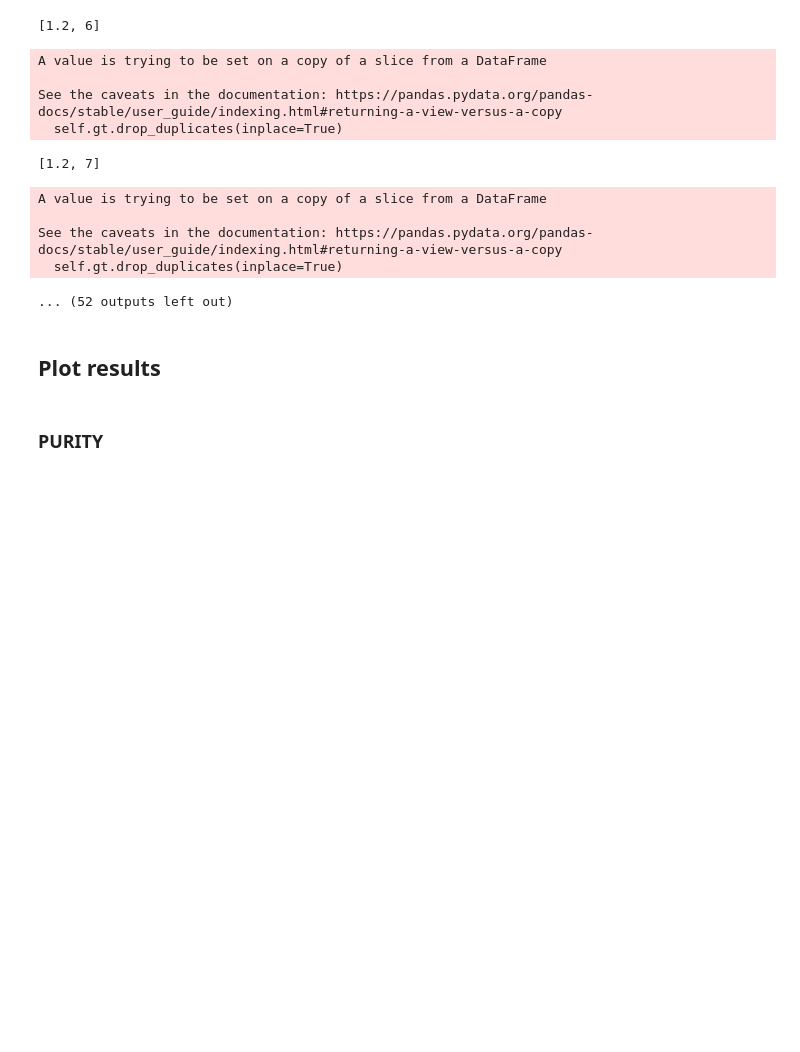
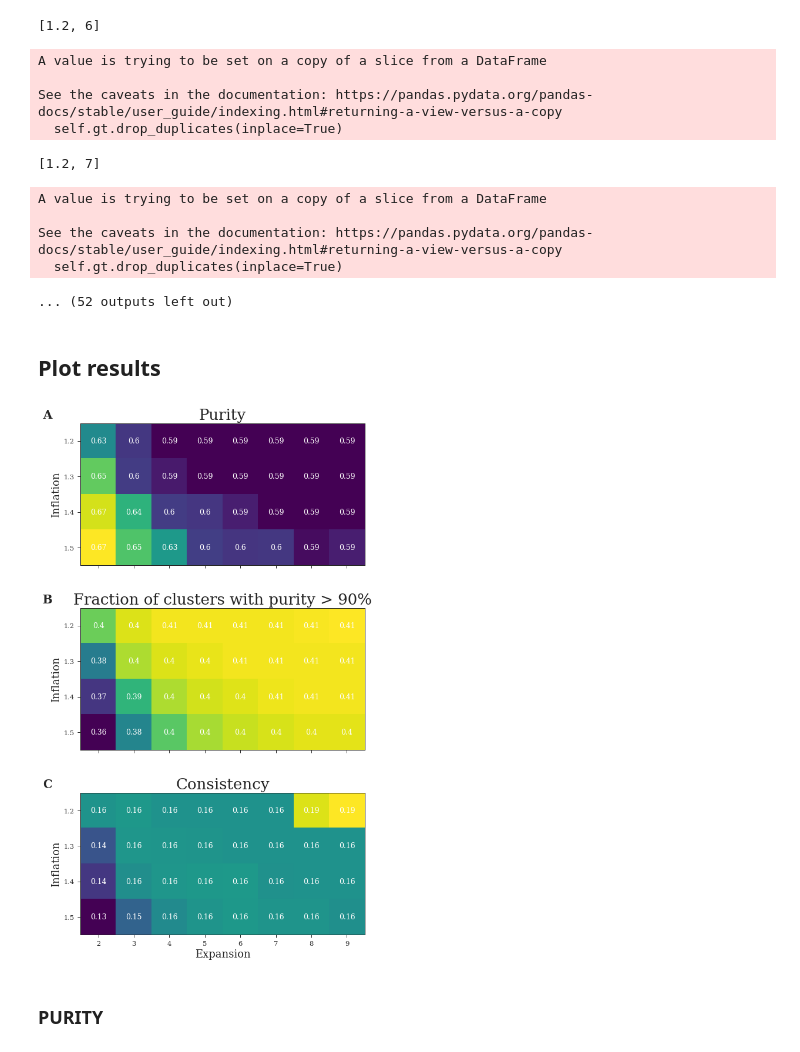
Before and after one commit to svalkiers/clusTCR, a Jupyter notebook: analysis/mcl_hyperparameters.ipynb, the cells around one changed output. Saved outputs shown, nothing was run; the diff lists cells and outputs as text; code cells hidden in the pictures; blank space fills up the shorter version.

Commit message:
Update figures

```diff
--- a/analysis/mcl_hyperparameters.ipynb
+++ b/analysis/mcl_hyperparameters.ipynb
@@ -74,4 +84,81 @@ See the caveats in the documentation: https://pandas.pydata.org/pandas-docs/stab
 ... (52 outputs left out)
 # %% [markdown]
 ## Plot results
+# %%
+fig, (ax1, ax2, ax3) = plt.subplots(3,1,figsize=(20,16))
+
+# Purity
+
+metric_data = data[data['metrics']=='purity']
+inflation = metric_data.inflation.unique()
+expansion = metric_data.expansion.unique()
+values = np.asarray(metric_data.pivot(index="inflation", columns="expansion", values="actual"))
+
+im = ax1.imshow(values, cmap='viridis')
+
+ax1.set_xticks(np.arange(len(expansion)))
+ax1.set_yticks(np.arange(len(inflation)))
+ax1.set_xticklabels("")
+ax1.set_yticklabels(inflation)
+ax1.set_xlabel('', fontsize=18)
+ax1.set_ylabel('Inflation', fontsize=18)
+
+for i in range(len(inflation)):
+    for j in range(len(expansion)):
+        text = ax1.text(j, i, np.round(values[i, j], 2), ha="center", va="center", color="w")
+
+ax1.set_title("Purity", fontsize=26)
+
+# Purity_90
+
+metric_data = data[data['metrics']=='purity_90']
+inflation = metric_data.inflation.unique()
+expansion = metric_data.expansion.unique()
+values = np.asarray(metric_data.pivot(index="inflation", columns="expansion", values="actual"))
+
+im = ax2.imshow(values, cmap='viridis')
+
+ax2.set_xticks(np.arange(len(expansion)))
+ax2.set_yticks(np.arange(len(inflation)))
+ax2.set_xticklabels("")
+ax2.set_yticklabels(inflation)
+ax2.set_xlabel('', fontsize=18)
+ax2.set_ylabel('Inflation', fontsize=18)
+
+for i in range(len(inflation)):
+    for j in range(len(expansion)):
+        text = ax2.text(j, i, np.round(values[i, j], 2), ha="center", va="center", color="w")
+
+ax2.set_title("Fraction of clusters with purity > 90%", fontsize=26)
+
+# Consistency
+
+metric_data = data[data['metrics']=='consistency']
+inflation = metric_data.inflation.unique()
+expansion = metric_data.expansion.unique()
+values = np.asarray(metric_data.pivot(index="inflation", columns="expansion", values="actual"))
+
+im = ax3.imshow(values, cmap='viridis')
+
+ax3.set_xticks(np.arange(len(expansion)))
+ax3.set_yticks(np.arange(len(inflation)))
+ax3.set_xticklabels(expansion)
+ax3.set_yticklabels(inflation)
+ax3.set_xlabel('Expansion', fontsize=18)
+ax3.set_ylabel('Inflation', fontsize=18)
+
+for i in range(len(inflation)):
+    for j in range(len(expansion)):
+        text = ax3.text(j, i, np.round(values[i, j], 2), ha="center", va="center", color="w")
+
+ax3.set_title("Consistency", fontsize=26)
+
+ax1.text(-0.1, 1.1, 'A', transform=ax1.transAxes,fontsize=20, fontweight='bold', va='top', ha='right')
+ax2.text(-0.1, -.2, 'B', transform=ax1.transAxes,fontsize=20, fontweight='bold', va='top', ha='right')
+ax3.text(-0.1, -1.5, 'C', transform=ax1.transAxes,fontsize=20, fontweight='bold', va='top', ha='right')
+fig.subplots_adjust(hspace=.3)
+
+fig.savefig('results/figures/mcl_hyperparameters.eps', format='eps')
+# %% [output]
+[figure, added]
 # %%
```
Also changed, not shown: parts of 6 cells of this notebook, 12 other files.
